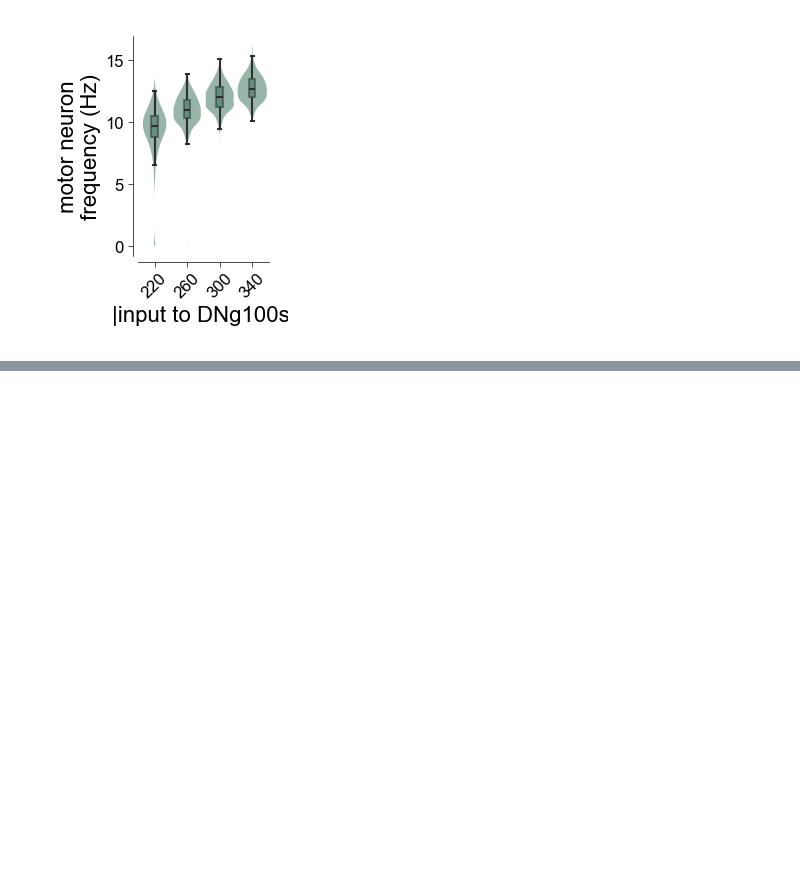
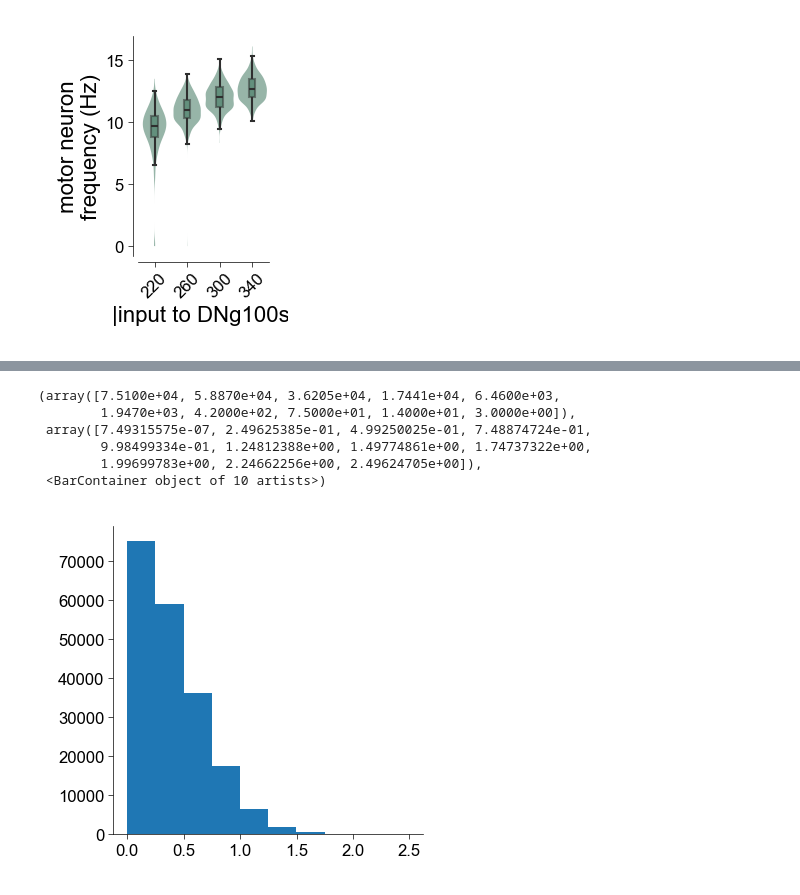
Before and after one commit to smpuglie/Pugliese_cpg_2025, a Jupyter notebook: notebooks/Figure 2.ipynb, the cells around one changed output, grey strips where cells are left out. Saved outputs shown, nothing was run; the diff lists cells and outputs as text; code cells hidden in the pictures; blank space fills up the shorter version.

Commit message:
troubleshooting noiseStdvProp

```diff
--- a/notebooks/Figure 2.ipynb
+++ b/notebooks/Figure 2.ipynb
@@ -665,0 +655,18 @@ plt.show()
+# %%
+simType = "DNg100_Stim"
+simPath = simType+"/hyak/run_id=28914803"
+folder = dataPath + simPath
+overallParams = DictConfig(load_from_yaml(folder+"/multirun.yaml"))
+wTable = pd.read_csv("../"+overallParams.experiment["dfPath"].split("Pugliese_2025")[1])
+mnData = sort_motor_modules(wTable.loc[wTable["motor module"].notna()])
+
+
+subfolders = []
+for f in os.listdir(folder):
+    if os.path.isdir(f"{folder}/{f}"):
+        subfolders.append(f)
+
+neuronProps = h5py.File(folder + f"/{subfolders[0]}/ckpt/neuron_params.h5", 'r')
+
+W = neuronProps["W"][:]
+nSims = overallParams.experiment.n_replicates
@@ -665,0 +690,8 @@ plt.show()
+# %%
+stdv_prop = jnp.array(0.5)
+
+key = jnp.array([ 726863002, 2265770120],dtype="uint32")
+stdvs = W * stdv_prop
+# noise = sample_trunc_normal(key, mean=0.0, stdev=stdv_prop, shape=W.shape)
+noise = sample_trunc_normal(key, mean=0.0, stdev=-1/stdv_prop, shape=W.shape)
+W + stdvs * noise
@@ -665,0 +718,10 @@ plt.show()
+# %%
+plt.hist((((W + (noise * W)) - W)/W).flatten())
+# %% [output]
+(array([7.5100e+04, 5.8870e+04, 3.6205e+04, 1.7441e+04, 6.4600e+03,
+        1.9470e+03, 4.2000e+02, 7.5000e+01, 1.4000e+01, 3.0000e+00]),
+ array([7.49315575e-07, 2.49625385e-01, 4.99250025e-01, 7.48874724e-01,
+        9.98499334e-01, 1.24812388e+00, 1.49774861e+00, 1.74737322e+00,
+        1.99699783e+00, 2.24662256e+00, 2.49624705e+00]),
+ <BarContainer object of 10 artists>)
+[figure, added]
```
Also changed, not shown: parts of 14 cells of this notebook.
